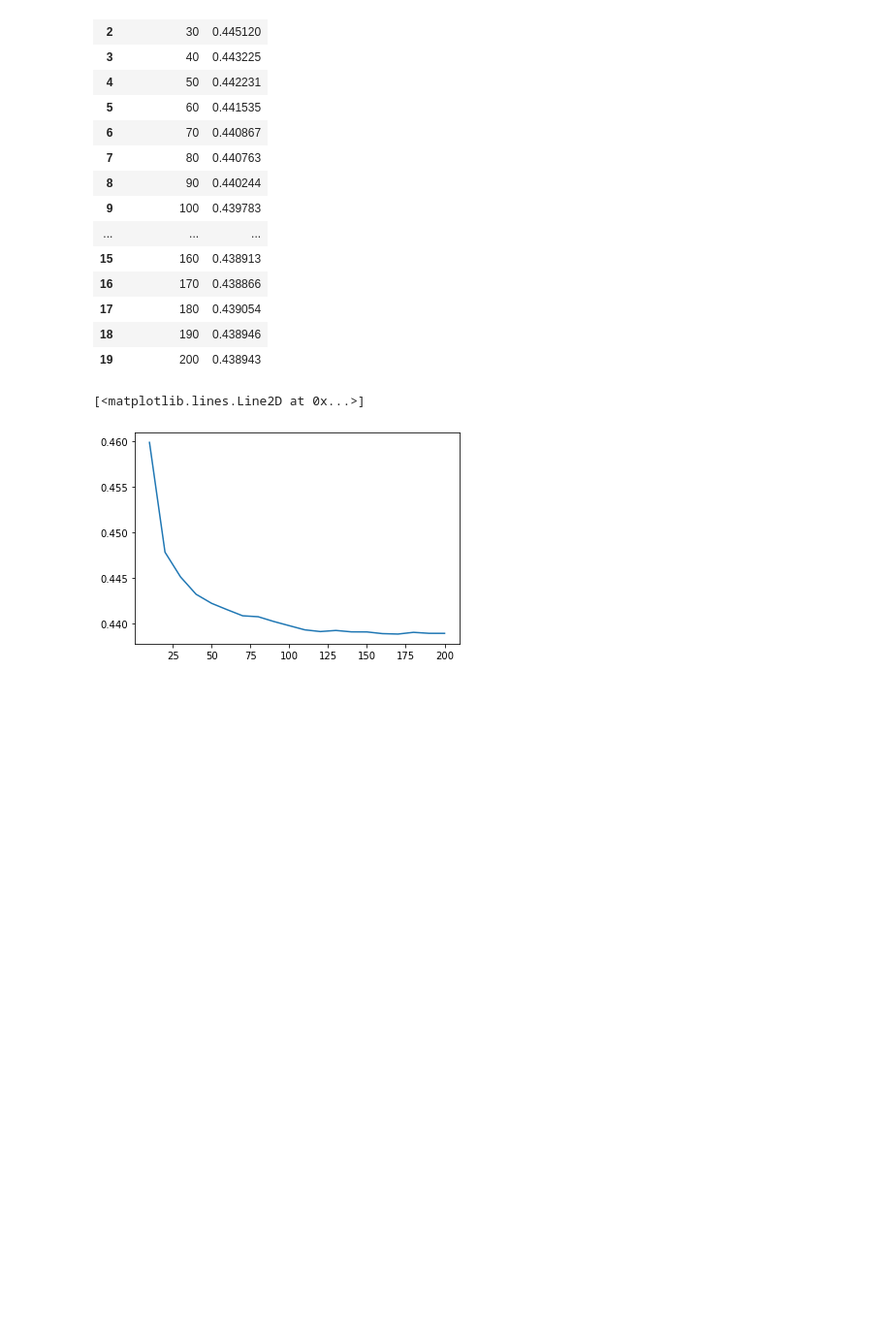
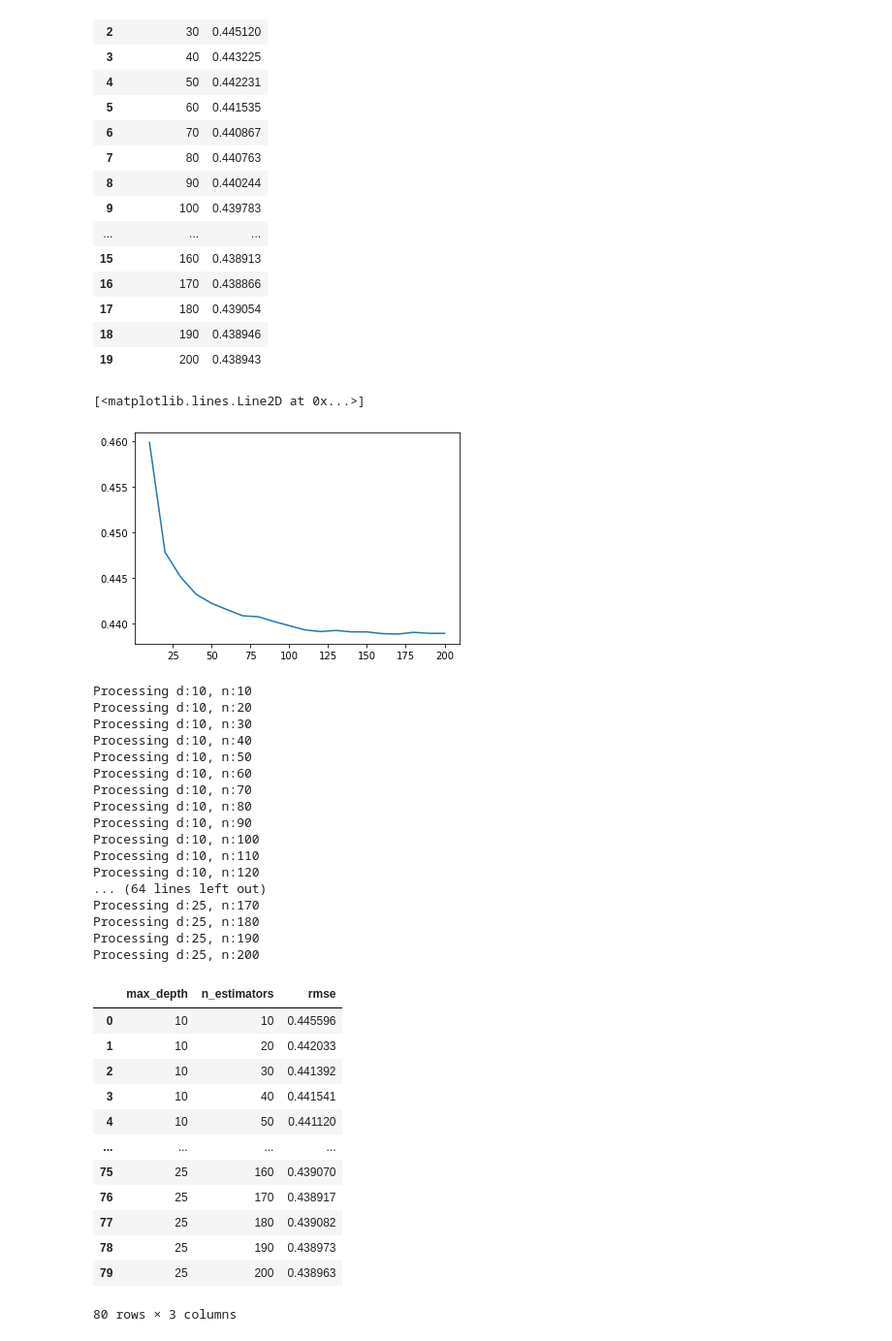
Before and after one commit to razorcd/ml-project, a Jupyter notebook: homework6/homework6.ipynb, the cells around one changed output. Shown at 97% size. Cells and saved outputs as stored; diff of their text form; code cells hidden in the pictures; blank space fills up the shorter version.

```diff
--- a/homework6/homework6.ipynb
+++ b/homework6/homework6.ipynb
@@ -155,23 +155,49 @@ plt.plot(df_scores.n_estimators, df_scores.rmse)
 # %%
 # Q3
 from IPython.display import display
 import matplotlib.pyplot as plt
 
-
+scores = []
 for d in [10, 15, 20, 25]:
-    scores = []
-    for n in range(10, 201, 50):
+    for n in range(10, 201, 10):
+        print("Processing d:%s, n:%s"%(d,n))
         rf = RandomForestRegressor(n_estimators=n, max_depth=d, random_state=1, n_jobs=-1)
         rf.fit(X_train, y_train)
 
         y_pred = rf.predict(X_val)
         rmse = mean_squared_error(y_val, y_pred , squared=False)
         scores.append((d, n,rmse))
 
 df_scores = pd.DataFrame(scores, columns=["max_depth",'n_estimators','rmse'])
-display(d, df_scores)
-
-
-# plt.plot(df_scores.n_estimators, df_scores.rmse, label="d=%s"%d)
-
-# plt.legend()
+display(df_scores)
+# %% [output]
+Processing d:10, n:10
+Processing d:10, n:20
+Processing d:10, n:30
+Processing d:10, n:40
+Processing d:10, n:50
+Processing d:10, n:60
+Processing d:10, n:70
+Processing d:10, n:80
+Processing d:10, n:90
+Processing d:10, n:100
+Processing d:10, n:110
+Processing d:10, n:120
+... (64 lines left out)
+Processing d:25, n:170
+Processing d:25, n:180
+Processing d:25, n:190
+Processing d:25, n:200
+|  | max_depth | n_estimators | rmse |
+| 0 | 10 | 10 | 0.445596 |
+| 1 | 10 | 20 | 0.442033 |
+| 2 | 10 | 30 | 0.441392 |
+| 3 | 10 | 40 | 0.441541 |
+| 4 | 10 | 50 | 0.441120 |
+| ... | ... | ... | ... |
+| 75 | 25 | 160 | 0.439070 |
+| 76 | 25 | 170 | 0.438917 |
+| 77 | 25 | 180 | 0.439082 |
+| 78 | 25 | 190 | 0.438973 |
+| 79 | 25 | 200 | 0.438963 |
+80 rows × 3 columns
```
Also changed, not shown: parts of 1 cell of this notebook.
